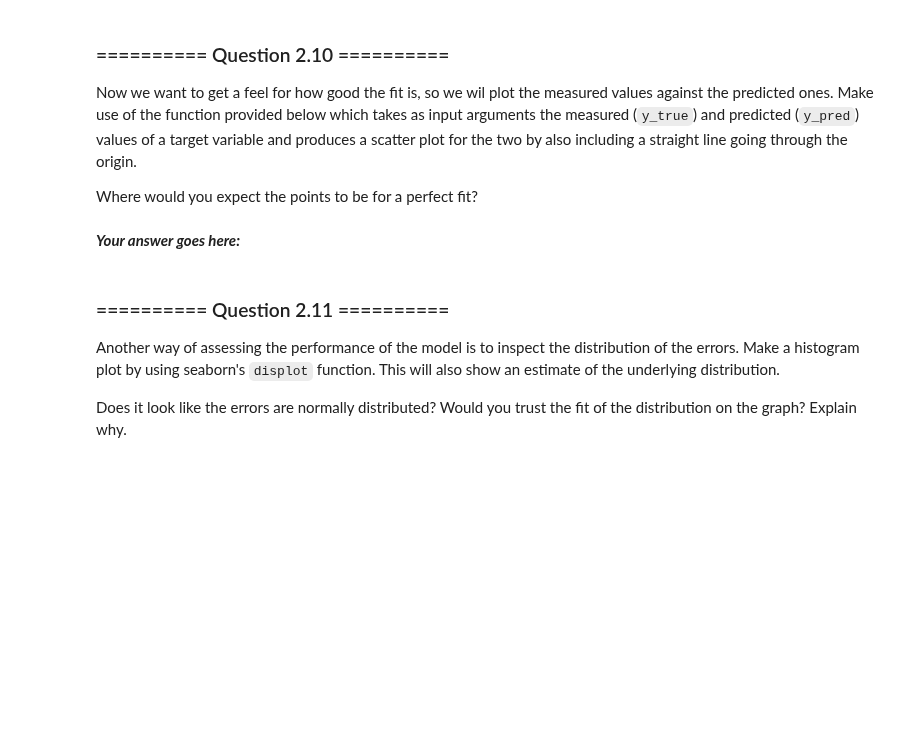
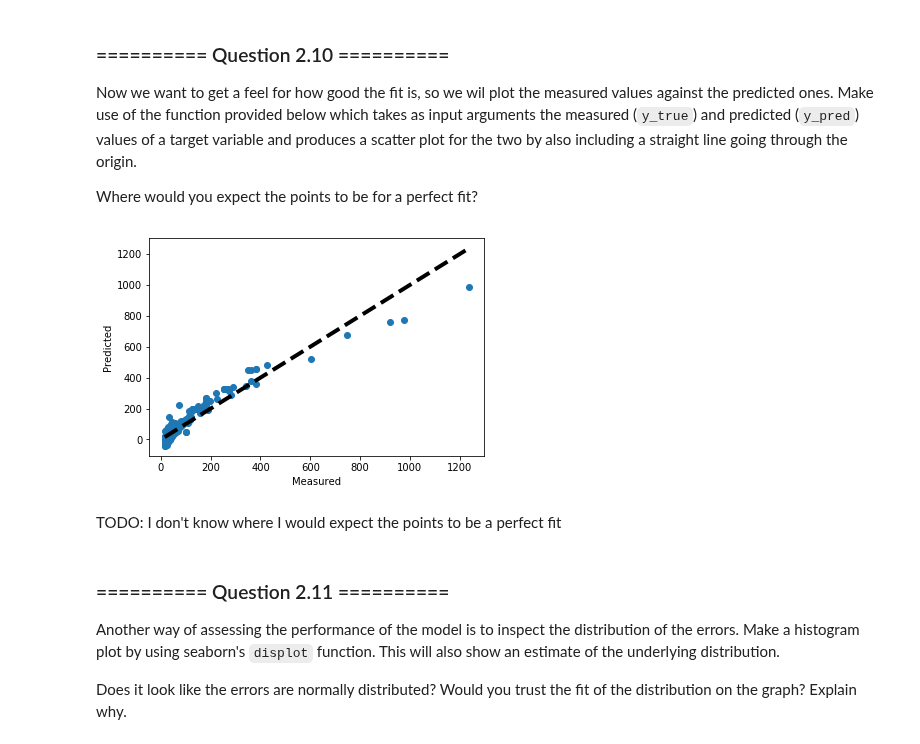
Before and after one commit to tjcdev/iaml, a Jupyter notebook: Labs/02 - Decision Trees and Linear Regression.ipynb, the cells around one changed output. Saved outputs shown, nothing was run; the diff lists cells and outputs as text; code cells hidden in the pictures; blank space fills up the shorter version.

```diff
--- a/Labs/02 - Decision Trees and Linear Regression.ipynb
+++ b/Labs/02 - Decision Trees and Linear Regression.ipynb
@@ -526,5 +524,9 @@ def fit_scatter(y_true, y_pred):
-# %% [markdown]
-***Your answer goes here:***
+# %%
+fit_scatter(y, lr.predict(X))
+# %% [output]
+[figure, added]
+# %% [markdown]
+TODO: I don't know where I would expect the points to be a perfect fit
 # %% [markdown]
 ### ========== Question 2.11 ==========
 Another way of assessing the performance of the model is to inspect the distribution of the errors. Make a histogram plot by using seaborn's `displot` function. This will also show an estimate of the underlying distribution.
```
Also changed, not shown: parts of 5 cells of this notebook.
